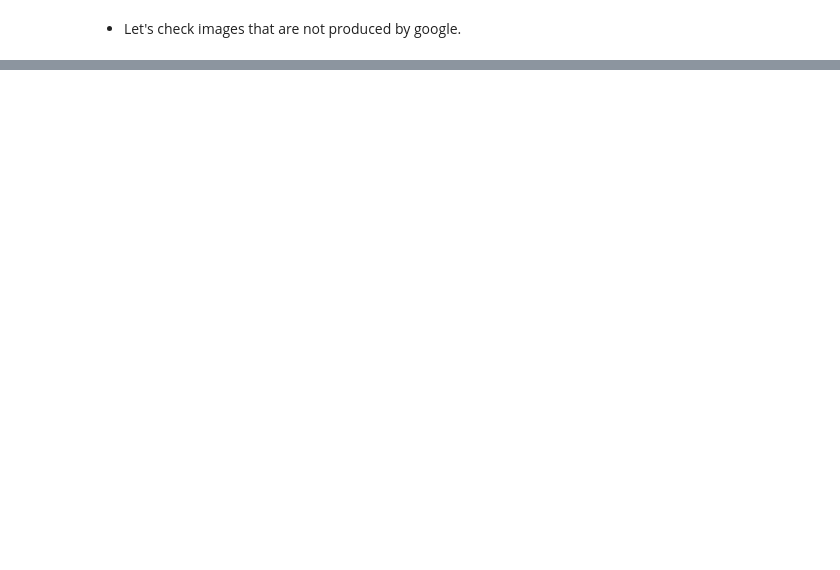
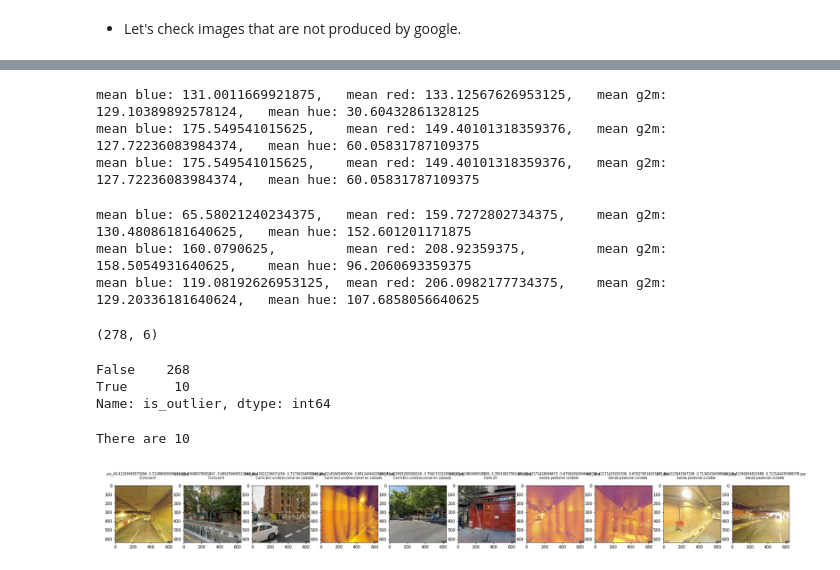
Before and after one commit to LAMDAMielgo/SatAi_BicycleFriendlyPath, a Jupyter notebook: img_prep/img_synthesis.ipynb, the cells around one changed output, grey strips where cells are left out. Drawn from its saved outputs; the diff is of its cells as text; code cells hidden in the pictures; blank space fills up the shorter version.

```diff
--- a/img_prep/img_synthesis.ipynb
+++ b/img_prep/img_synthesis.ipynb
@@ -301,0 +448,51 @@ meta.head(1)
+# %%
+for img in list_of_normal:
+    arr = df.loc[img, 'image_arr']
+    arr_lab = imagearr_to_lab(arr)
+    arr_hsv = imagearr_to_hsv(arr)
+
+    print(f"mean blue: {mean_rgb_blue(arr)}, \tmean red: {mean_rgb_red(arr)}, \tmean g2m: {mean_lab_g2m(arr_lab)},  \tmean hue: {mean_lab_sat(arr_hsv)}")
+# %% [output]
+mean blue: 131.0011669921875,   mean red: 133.12567626953125,   mean g2m: 129.10389892578124,   mean hue: 30.60432861328125
+mean blue: 175.549541015625,    mean red: 149.40101318359376,   mean g2m: 127.72236083984374,   mean hue: 60.05831787109375
+mean blue: 175.549541015625,    mean red: 149.40101318359376,   mean g2m: 127.72236083984374,   mean hue: 60.05831787109375
+# %%
+for img in list_of_tunnels:
+    arr = df.loc[img, 'image_arr']
+    arr_lab = imagearr_to_lab(arr)
+    arr_hsv = imagearr_to_hsv(arr)
+
+    print(f"mean blue: {mean_rgb_blue(arr)}, \tmean red: {mean_rgb_red(arr)}, \tmean g2m: {mean_lab_g2m(arr_lab)},  \tmean hue: {mean_lab_sat(arr_hsv)}")
+# %% [output]
+mean blue: 65.58021240234375,   mean red: 159.7272802734375,    mean g2m: 130.48086181640625,   mean hue: 152.601201171875
+mean blue: 160.0790625,         mean red: 208.92359375,         mean g2m: 158.5054931640625,    mean hue: 96.2060693359375
+mean blue: 119.08192626953125,  mean red: 206.0982177734375,    mean g2m: 129.20336181640624,   mean hue: 107.6858056640625
+# %%
+# create column
+df['is_outlier'] = df['image_arr'].apply(categorize_if_outlier)
+
+display(df.shape)
+display(df['is_outlier'].value_counts())
+# %% [output]
+(278, 6)
+False    268
+True      10
+Name: is_outlier, dtype: int64
+# %%
+outliers = df[df['is_outlier'] == True]
+n_outliers = outliers.shape[0]
+print(f"There are {n_outliers}")
+
+f, ax = plt.subplots(ncols = n_outliers, figsize=(3*n_outliers, 3))
+
+for i in range(n_outliers):
+    ax[i].imshow(np.array(outliers['image_arr'].iloc[i]))
+    ax[i].set_title(f"""
+        {outliers.index[i]}
+        {outliers['cyclist_type'].iloc[i]}
+    """, fontsize=8)
+
+plt.show()
+# %% [output]
+There are 10
+[figure, added]
```
Also changed, not shown: parts of 90 cells of this notebook, 2 other files.
